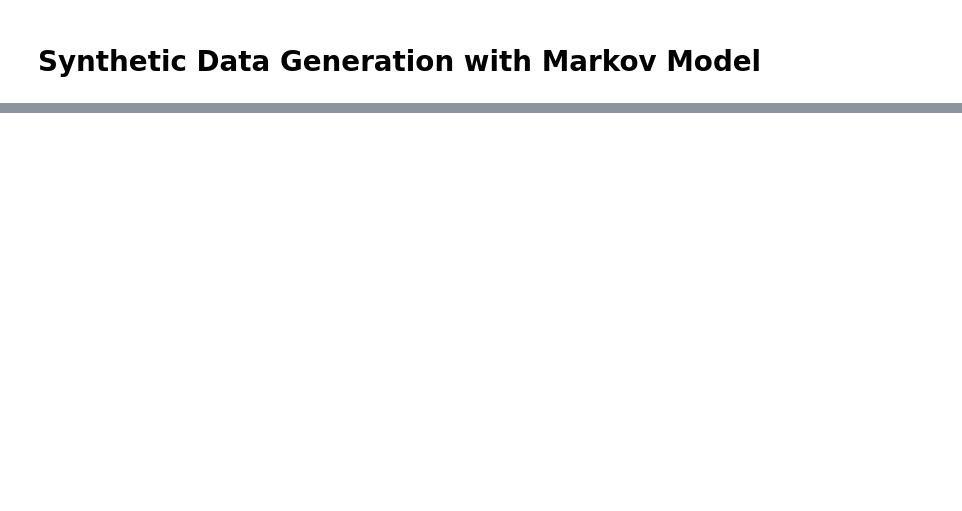
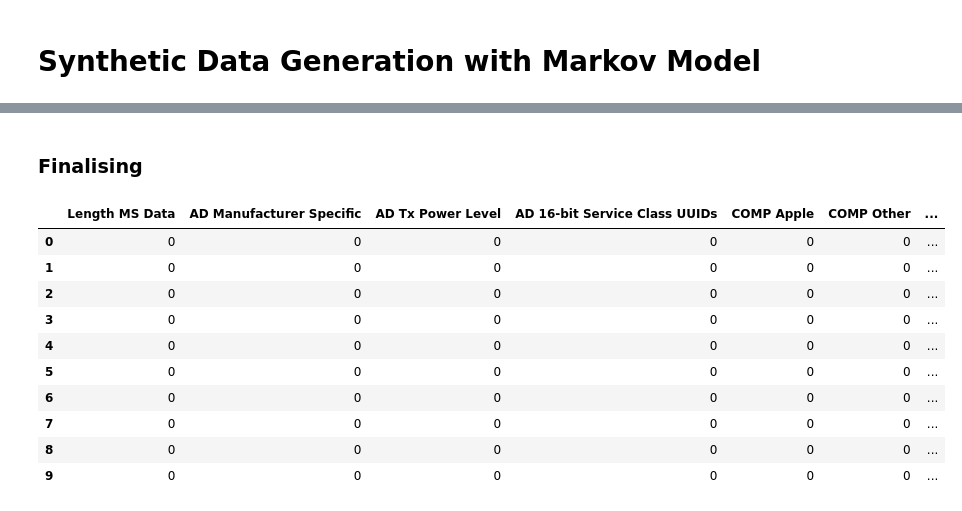
Before and after one commit to keyyke/master_thesis, a Jupyter notebook: markov_model/synhtetic_data_generation_markov.ipynb, the cells around one changed output, grey strips where cells are left out. Saved outputs shown, nothing was run; the diff lists cells and outputs as text; code cells hidden in the pictures; blank space fills up the shorter version.

```diff
--- a/markov_model/synhtetic_data_generation_markov.ipynb
+++ b/markov_model/synhtetic_data_generation_markov.ipynb
@@ -47,0 +294,7 @@ print(synthetic_data.head())
+# %%
+### Global variables ###
+target_df = pd.DataFrame() # data frame storing the data which is used for markov model
+
+seed = 0 # seed for random number generator
+
+number_of_synthetic_data = 10
@@ -47,0 +750,44 @@ print(synthetic_data.head())
+# %% [markdown]
+### Finalising
+# %%
+# 全て同じ値のカラムの合成データを作成
+# generate data frame with all the same value columns for which has only unique value
+
+
+columns = [
+    "Length MS Data",
+    "AD Manufacturer Specific",
+    "AD Tx Power Level",
+    "AD 16-bit Service Class UUIDs",
+    "COMP Apple",
+    "COMP Other",
+    "UUID Tile",
+    "PDU ADV_NONCONN_IND",
+    "PDU ADV_SCAN_IND",
+    "CT 07",
+    "CT 12",
+    "CT Other",
+    "ST 3"
+]
+
+synthetic_data_df = pd.DataFrame(
+    0,  # Initial value for all cells
+    index=range(number_of_synthetic_data),  # Number of rows
+    columns=columns  # Column names
+)
+
+synthetic_data_df["Label"] = "SmartTag (nearby)"
+
+synthetic_data_df
+# %% [output]
+|  | Length MS Data | AD Manufacturer Specific | AD Tx Power Level | AD 16-bit Service Class UUIDs | COMP Apple | COMP Other | ... |
+| 0 | 0 | 0 | 0 | 0 | 0 | 0 | ... |
+| 1 | 0 | 0 | 0 | 0 | 0 | 0 | ... |
+| 2 | 0 | 0 | 0 | 0 | 0 | 0 | ... |
+| 3 | 0 | 0 | 0 | 0 | 0 | 0 | ... |
+| 4 | 0 | 0 | 0 | 0 | 0 | 0 | ... |
+| 5 | 0 | 0 | 0 | 0 | 0 | 0 | ... |
+| 6 | 0 | 0 | 0 | 0 | 0 | 0 | ... |
+| 7 | 0 | 0 | 0 | 0 | 0 | 0 | ... |
+| 8 | 0 | 0 | 0 | 0 | 0 | 0 | ... |
+| 9 | 0 | 0 | 0 | 0 | 0 | 0 | ... |
```
Also changed, not shown: parts of 47 cells of this notebook.
